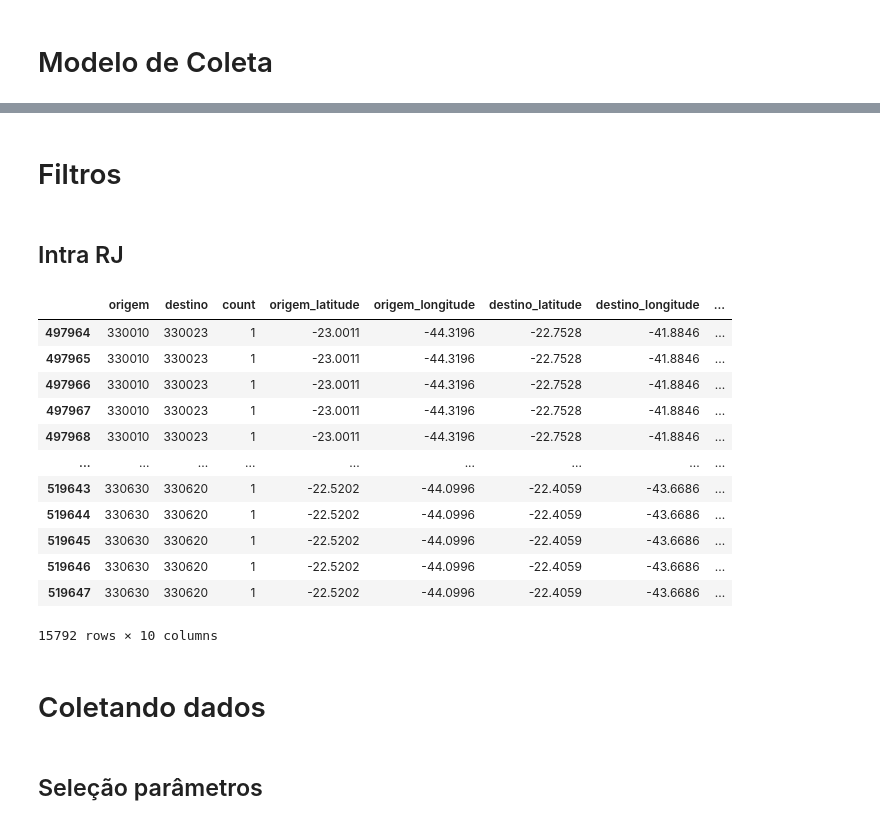
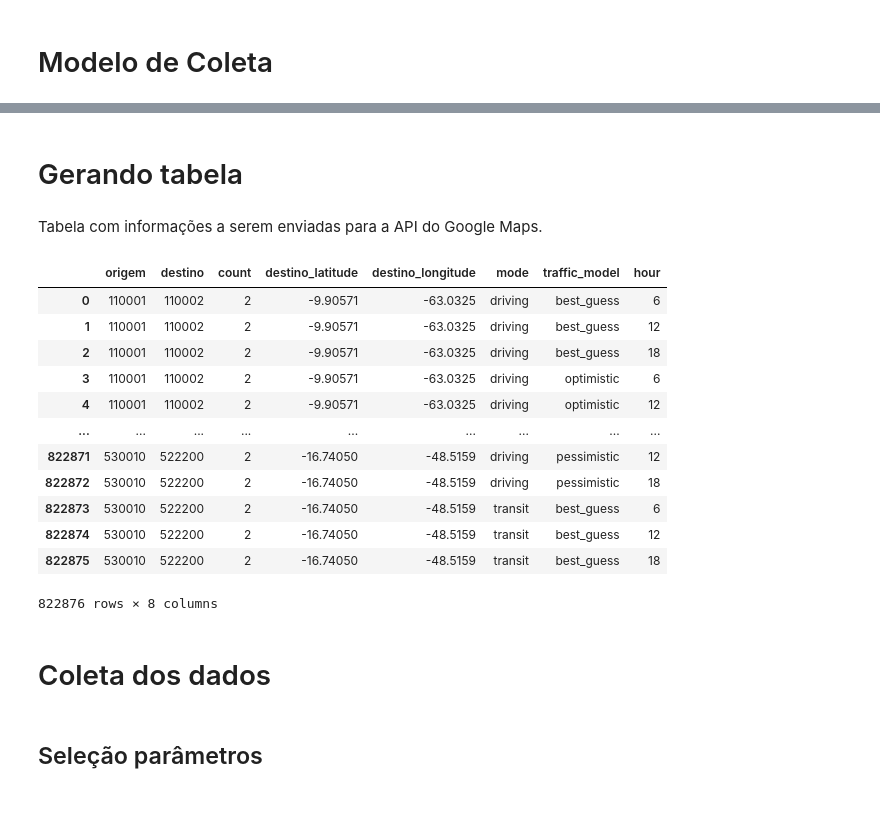
Before and after one commit to lucaslopes/gestantes, a Jupyter notebook: sections/database_gmaps.ipynb, the cells around one changed output, grey strips where cells are left out. Saved outputs shown, nothing was run; the diff lists cells and outputs as text; code cells hidden in the pictures.

```diff
--- a/sections/database_gmaps.ipynb
+++ b/sections/database_gmaps.ipynb
@@ -113,9 +117,3 @@ def get_latlon_table_by_ref(df_munic, ref):
   }
   df_latlon.key = ref
   return df_latlon
-# %%
-df_latlon_orig = get_latlon_table_by_ref(df_munic, 'origem')
-df_latlon_dest = get_latlon_table_by_ref(df_munic, 'destino')
-df_sih = df_sih[:, :, dt.join(df_latlon_orig)]
-df_sih = df_sih[:, :, dt.join(df_latlon_dest)]
-df_sih
@@ -227,31 +194,33 @@ def request_travel_infos(df):
     info = get_travel_info(row)
     with open(fpath, 'w') as fp:
       json.dump(info, fp)
-# %% [markdown]
-# Filtros
-# %% [markdown]
-## Intra RJ
-# %%
-origem_rj = df_param['origem'].astype(str).str.startswith('33')
-destino_rj = df_param['destino'].astype(str).str.startswith('33')
-df_route_rj = df_param[origem_rj & destino_rj]
-df_route_rj
-# %% [output]
-|  | origem | destino | count | origem_latitude | origem_longitude | destino_latitude | destino_longitude | ... |
-| 497964 | 330010 | 330023 | 1 | -23.0011 | -44.3196 | -22.7528 | -41.8846 | ... |
-| 497965 | 330010 | 330023 | 1 | -23.0011 | -44.3196 | -22.7528 | -41.8846 | ... |
-| 497966 | 330010 | 330023 | 1 | -23.0011 | -44.3196 | -22.7528 | -41.8846 | ... |
-| 497967 | 330010 | 330023 | 1 | -23.0011 | -44.3196 | -22.7528 | -41.8846 | ... |
-| 497968 | 330010 | 330023 | 1 | -23.0011 | -44.3196 | -22.7528 | -41.8846 | ... |
-| ... | ... | ... | ... | ... | ... | ... | ... | ... |
-| 519643 | 330630 | 330620 | 1 | -22.5202 | -44.0996 | -22.4059 | -43.6686 | ... |
-| 519644 | 330630 | 330620 | 1 | -22.5202 | -44.0996 | -22.4059 | -43.6686 | ... |
-| 519645 | 330630 | 330620 | 1 | -22.5202 | -44.0996 | -22.4059 | -43.6686 | ... |
-| 519646 | 330630 | 330620 | 1 | -22.5202 | -44.0996 | -22.4059 | -43.6686 | ... |
-| 519647 | 330630 | 330620 | 1 | -22.5202 | -44.0996 | -22.4059 | -43.6686 | ... |
-15792 rows × 10 columns
+# %% [markdown]
+# Gerando tabela
+# %% [markdown]
+Tabela com informações a serem enviadas para a API do Google Maps.
+# %%
+df_latlon_orig = get_latlon_table_by_ref(df_munic, 'origem')
+df_latlon_dest = get_latlon_table_by_ref(df_munic, 'destino')
+df_route = df_sih[:, :, dt.join(df_latlon_orig)]
+df_route = df_sih[:, :, dt.join(df_latlon_dest)]
+df_route = params_in_cols(df_route.to_pandas())
+df_route
+# %% [output]
+|  | origem | destino | count | destino_latitude | destino_longitude | mode | traffic_model | hour |
+| 0 | 110001 | 110002 | 2 | -9.90571 | -63.0325 | driving | best_guess | 6 |
+| 1 | 110001 | 110002 | 2 | -9.90571 | -63.0325 | driving | best_guess | 12 |
+| 2 | 110001 | 110002 | 2 | -9.90571 | -63.0325 | driving | best_guess | 18 |
+| 3 | 110001 | 110002 | 2 | -9.90571 | -63.0325 | driving | optimistic | 6 |
+| 4 | 110001 | 110002 | 2 | -9.90571 | -63.0325 | driving | optimistic | 12 |
+| ... | ... | ... | ... | ... | ... | ... | ... | ... |
+| 822871 | 530010 | 522200 | 2 | -16.74050 | -48.5159 | driving | pessimistic | 12 |
+| 822872 | 530010 | 522200 | 2 | -16.74050 | -48.5159 | driving | pessimistic | 18 |
+| 822873 | 530010 | 522200 | 2 | -16.74050 | -48.5159 | transit | best_guess | 6 |
+| 822874 | 530010 | 522200 | 2 | -16.74050 | -48.5159 | transit | best_guess | 12 |
+| 822875 | 530010 | 522200 | 2 | -16.74050 | -48.5159 | transit | best_guess | 18 |
+822876 rows × 8 columns
 # %% [markdown]
-# Coletando dados
+# Coleta dos dados
 # %% [markdown]
 ## Seleção parâmetros
 # %%
```
Also changed, not shown: parts of 53 cells of this notebook, 2 other files.
